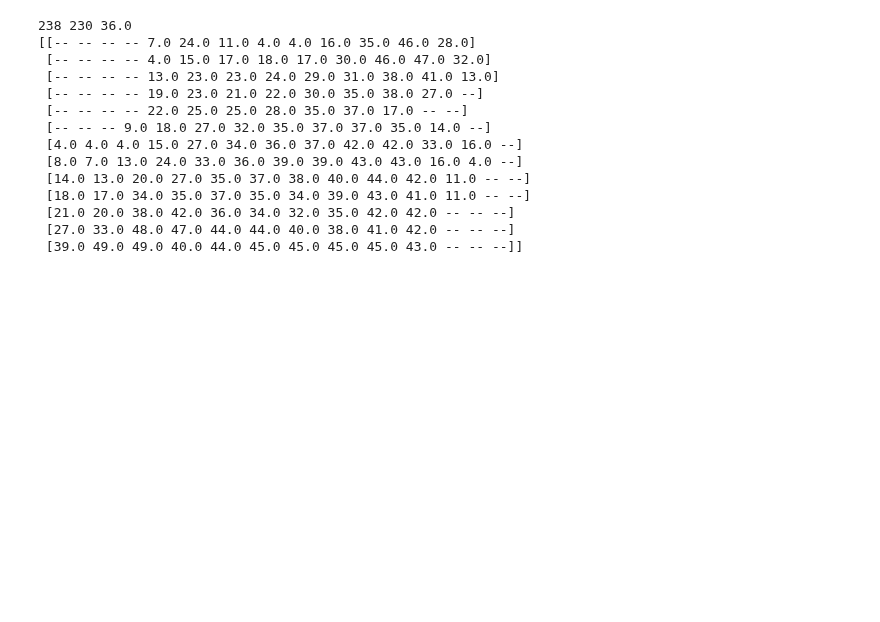
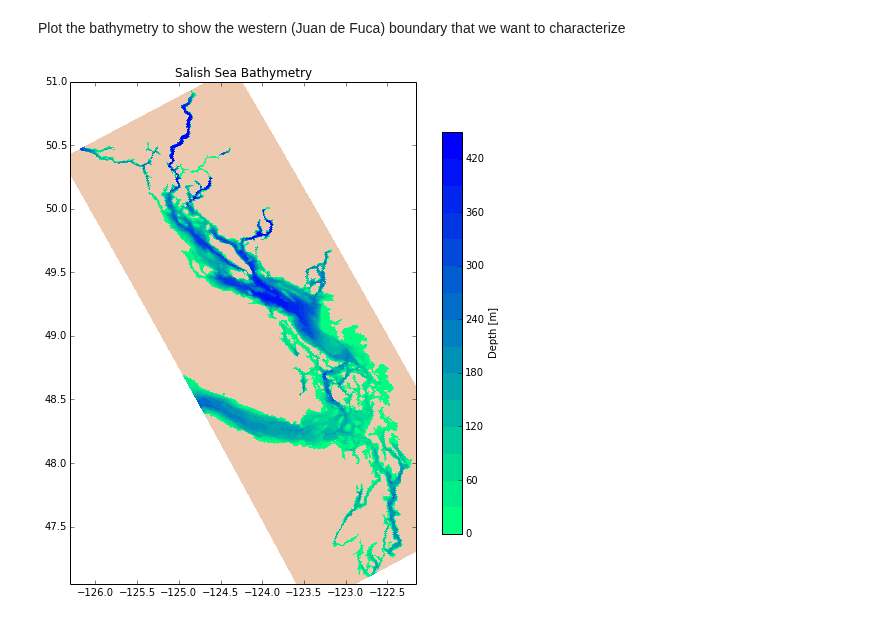
Before and after one commit to SalishSeaCast/tools, a Jupyter notebook: I_ForcingFiles/Open Boundary.ipynb, the cells around one changed output. Saved outputs shown, nothing was run; the diff lists cells and outputs as text; code cells hidden in the pictures; blank space fills up the shorter version.

Commit message:
Notebook now characterizes the western boundary for the full bathymetry and drafts a tidal file. Data still needed!

```diff
--- a/I_ForcingFiles/Open Boundary.ipynb
+++ b/I_ForcingFiles/Open Boundary.ipynb
@@ -8,5 +20,5 @@ import netCDF4 as NC
 # %%
-fB = NC.Dataset('../../nemo-forcing/grid/SubDom_bathy_meter_NOBCchancomp.nc','r')
+fB = NC.Dataset('../../nemo-forcing/grid/bathy_meter_SalishSea.nc','r')
 D = fB.variables['Bathymetry'][:]
 lat = fB.variables['nav_lat'][:]
 lon = fB.variables['nav_lon'][:]
@@ -92,19 +34,0 @@ plt.title('Juan de Fuca Subdomain')
-# %%
-e=6
-print ipt-1,jpt-1,D[ipt-1,jpt-1]
-print D[ipt-e-1:ipt+e,jpt-e-1:jpt+e]
-# %% [output]
-238 230 36.0
-[[-- -- -- -- 7.0 24.0 11.0 4.0 4.0 16.0 35.0 46.0 28.0]
- [-- -- -- -- 4.0 15.0 17.0 18.0 17.0 30.0 46.0 47.0 32.0]
- [-- -- -- -- 13.0 23.0 23.0 24.0 29.0 31.0 38.0 41.0 13.0]
- [-- -- -- -- 19.0 23.0 21.0 22.0 30.0 35.0 38.0 27.0 --]
- [-- -- -- -- 22.0 25.0 25.0 28.0 35.0 37.0 17.0 -- --]
- [-- -- -- 9.0 18.0 27.0 32.0 35.0 37.0 37.0 35.0 14.0 --]
- [4.0 4.0 4.0 15.0 27.0 34.0 36.0 37.0 42.0 42.0 33.0 16.0 --]
- [8.0 7.0 13.0 24.0 33.0 36.0 39.0 39.0 43.0 43.0 16.0 4.0 --]
- [14.0 13.0 20.0 27.0 35.0 37.0 38.0 40.0 44.0 42.0 11.0 -- --]
- [18.0 17.0 34.0 35.0 37.0 35.0 34.0 39.0 43.0 41.0 11.0 -- --]
- [21.0 20.0 38.0 42.0 36.0 34.0 32.0 35.0 42.0 42.0 -- -- --]
- [27.0 33.0 48.0 47.0 44.0 44.0 40.0 38.0 41.0 42.0 -- -- --]
- [39.0 49.0 49.0 40.0 44.0 45.0 45.0 45.0 45.0 43.0 -- -- --]]
@@ -117,0 +35,8 @@ print D.max()
+# %% [markdown]
+Plot the bathymetry to show the western (Juan de Fuca) boundary that we want to characterize
+# %%
+fig = bathy_tools.plot_colourmesh(
+    fB, 'Salish Sea Bathymetry',
+    axis_limits=(-126.3, -122.15, 47.05, 51))
+# %% [output]
+[figure, added]
```
Also changed, not shown: parts of 17 cells of this notebook.
